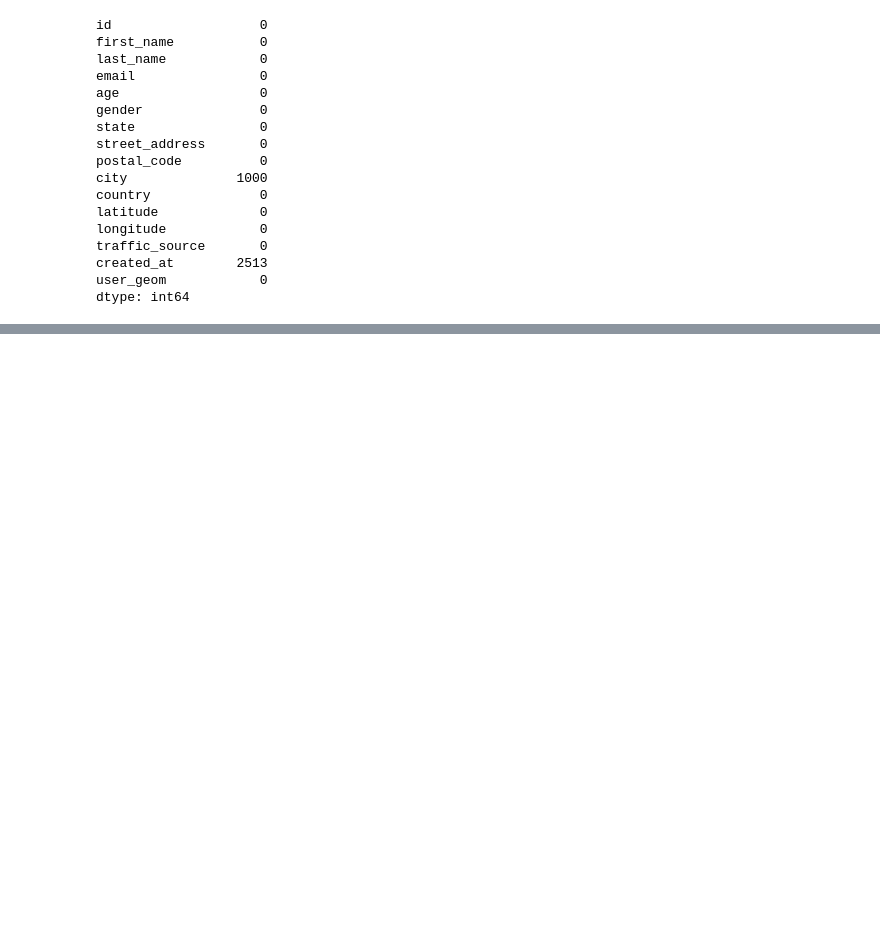
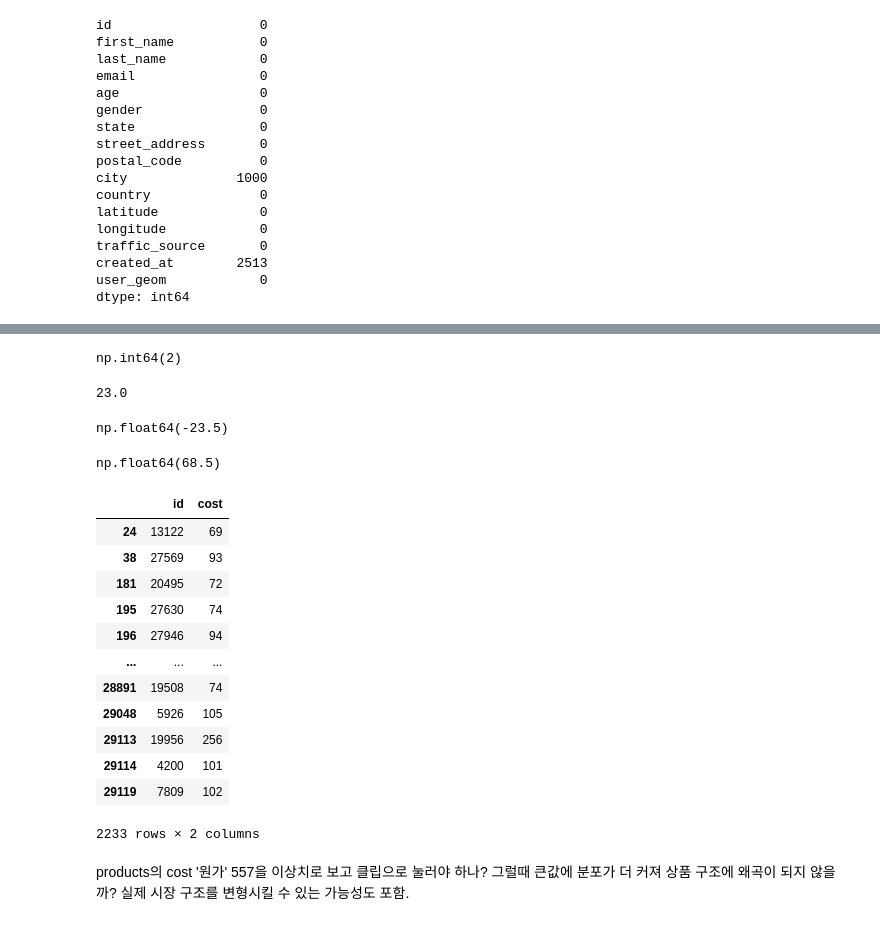
Before and after one commit to sonjiwoo-creator/lookdf, a Jupyter notebook: test.ipynb, the cells around one changed output, grey strips where cells are left out. Cells and saved outputs as stored; diff of their text form; code cells hidden in the pictures; blank space fills up the shorter version.

```diff
--- a/test.ipynb
+++ b/test.ipynb
@@ -612,0 +661,43 @@ users['city'] = users['city'].fillna('Unknown')
+# %%
+# 'cost'원가가 0이거나 작은것.
+(products['cost']<=0).sum()
+# %% [output]
+np.int64(2)
+# %%
+Q1 = products['cost'].quantile(0.25)
+Q3 = products['cost'].quantile(0.75)
+IQR = Q3 - Q1
+print(IQR)
+# %% [output]
+23.0
+# %%
+# 정상범위 확인
+lower = Q1 - 1.5*IQR
+upper = Q3 + 1.5*IQR
+display(lower)
+display(upper)
+# %% [output]
+np.float64(-23.5)
+np.float64(68.5)
+# %%
+# iqr기준으로 걸러진 '통계적이상치'
+outliers = products[(products['cost']<lower) | (products['cost']>upper)]
+outliers[['id', 'cost']]
+# %% [output]
+|  | id | cost |
+| 24 | 13122 | 69 |
+| 38 | 27569 | 93 |
+| 181 | 20495 | 72 |
+| 195 | 27630 | 74 |
+| 196 | 27946 | 94 |
+| ... | ... | ... |
+| 28891 | 19508 | 74 |
+| 29048 | 5926 | 105 |
+| 29113 | 19956 | 256 |
+| 29114 | 4200 | 101 |
+| 29119 | 7809 | 102 |
+2233 rows × 2 columns
+# %% [markdown]
+products의 cost '원가'
+557을 이상치로 보고 클립으로 눌러야 하나?
+그럴때 큰값에 분포가 더 커져 상품 구조에 왜곡이 되지 않을까? 실제 시장 구조를 변형시킬 수 있는 가능성도 포함.
```
Also changed, not shown: parts of 55 cells of this notebook.
